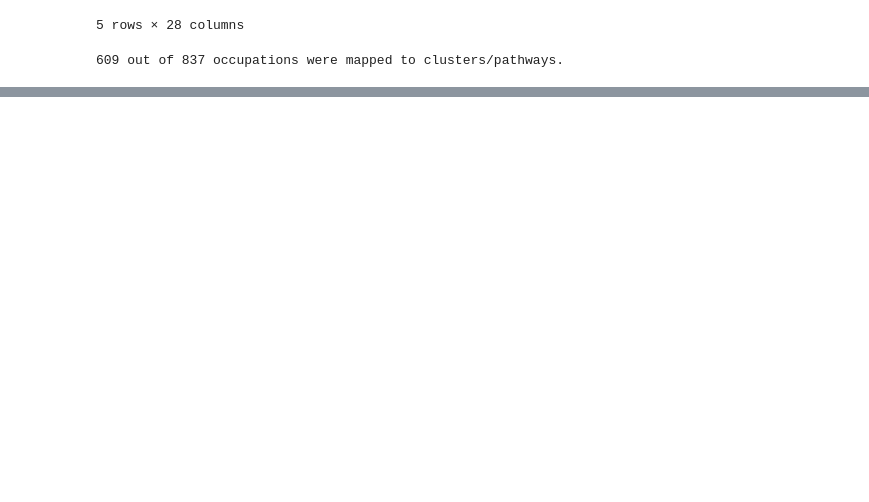
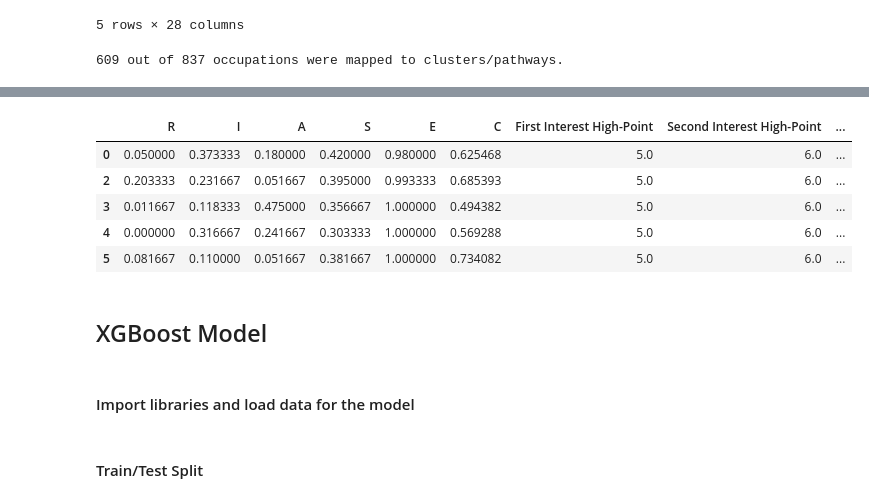
Before and after one commit to eugene-maina72/Phase_5_Capstone_Project-SmartPath, a Jupyter notebook: SmartPath.ipynb, the cells around one changed output, grey strips where cells are left out. Saved outputs shown, nothing was run; the diff lists cells and outputs as text; code cells hidden in the pictures; blank space fills up the shorter version.

```diff
--- a/SmartPath.ipynb
+++ b/SmartPath.ipynb
@@ -1311,0 +1356,38 @@ mapped_job_profiles = job_profiles_cleaned[job_profiles_cleaned['Cluster'].notna
+# %%
+# Step 1: Define the key column name patterns
+key_interest_cols = ['R', 'I', 'A', 'S', 'E', 'C',
+                     'First Interest High-Point', 'Second Interest High-Point', 'Third Interest High-Point']
+
+key_education_cols = ['Normalized Education Score', 'Data Value']
+key_similarity_cols = ['Similarity Score', 'Hybrid Similarity Score']
+
+# Step 2: Pick up all encoded education/preparation fields (they usually start with these prefixes)
+encoded_categorical_prefixes = [
+    'Preparation Level_', 'Education Level_', 'Education Category Label_', 'Education Category_'
+]
+
+key_skill_cols = [col for col in df_encoded_model.columns if col.startswith('Skill List_')]
+
+# Step 3: Collect all one-hot or label encoded columns with known prefixes
+encoded_extra_cols = []
+for prefix in encoded_categorical_prefixes:
+    encoded_extra_cols.extend([col for col in df_encoded_model.columns if col.startswith(prefix)])
+
+# Step 4: Combine all selected features
+selected_features = key_interest_cols + key_education_cols + key_similarity_cols + key_skill_cols + encoded_extra_cols
+
+# Step 5: Filter the final DataFrame
+model_ready = df_encoded_model[selected_features]
+# %%
+model_ready.head()
+# %% [output]
+|  | R | I | A | S | E | C | First Interest High-Point | Second Interest High-Point | ... |
+| 0 | 0.050000 | 0.373333 | 0.180000 | 0.420000 | 0.980000 | 0.625468 | 5.0 | 6.0 | ... |
+| 2 | 0.203333 | 0.231667 | 0.051667 | 0.395000 | 0.993333 | 0.685393 | 5.0 | 6.0 | ... |
+| 3 | 0.011667 | 0.118333 | 0.475000 | 0.356667 | 1.000000 | 0.494382 | 5.0 | 6.0 | ... |
+| 4 | 0.000000 | 0.316667 | 0.241667 | 0.303333 | 1.000000 | 0.569288 | 5.0 | 6.0 | ... |
+| 5 | 0.081667 | 0.110000 | 0.051667 | 0.381667 | 1.000000 | 0.734082 | 5.0 | 6.0 | ... |
+# %% [markdown]
+## XGBoost Model
+# %% [markdown]
+#### Import libraries and load data for the model
@@ -1311,0 +1403,2 @@ mapped_job_profiles = job_profiles_cleaned[job_profiles_cleaned['Cluster'].notna
+# %% [markdown]
+#### Train/Test Split
```
Also changed, not shown: parts of 16 cells of this notebook, 9 other files.
